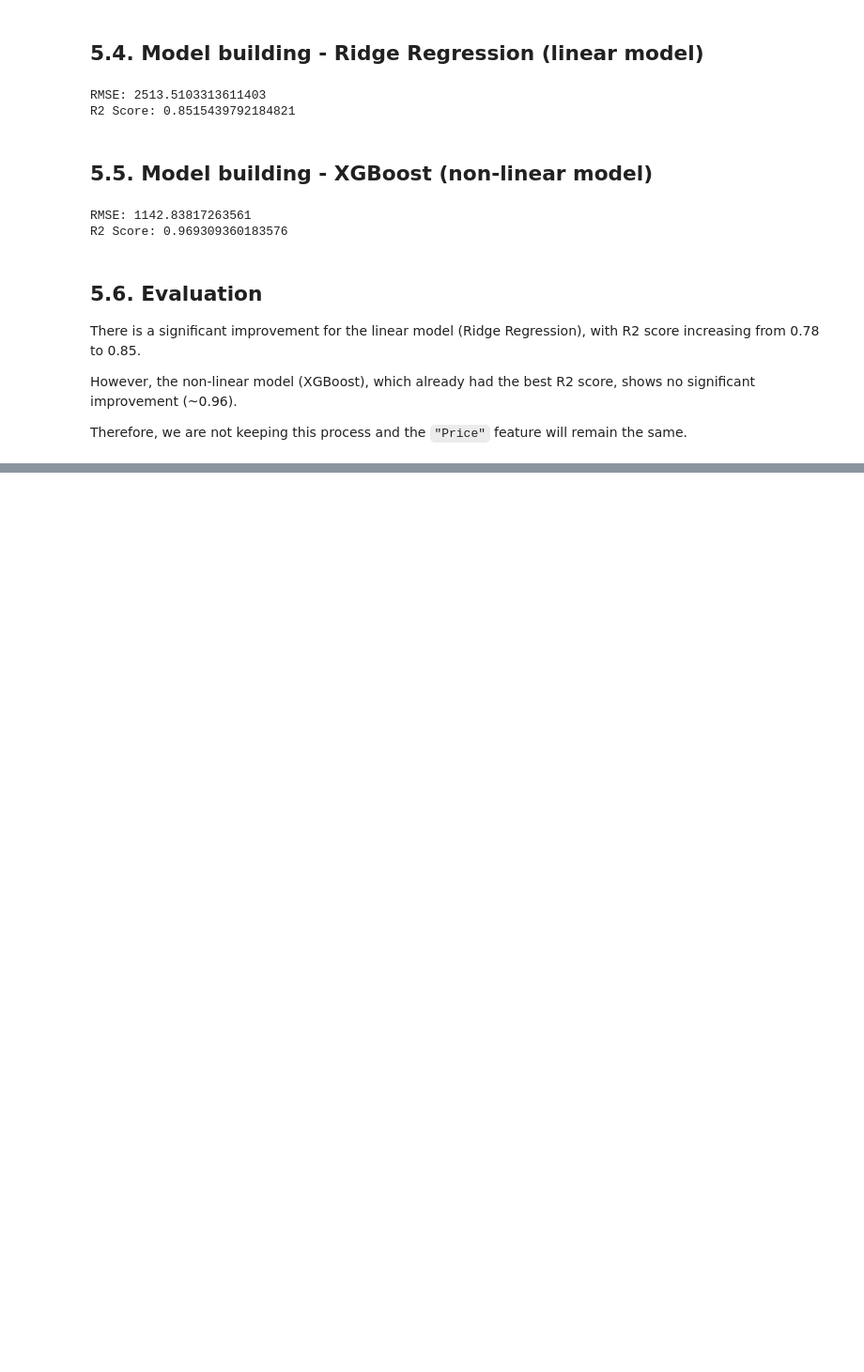
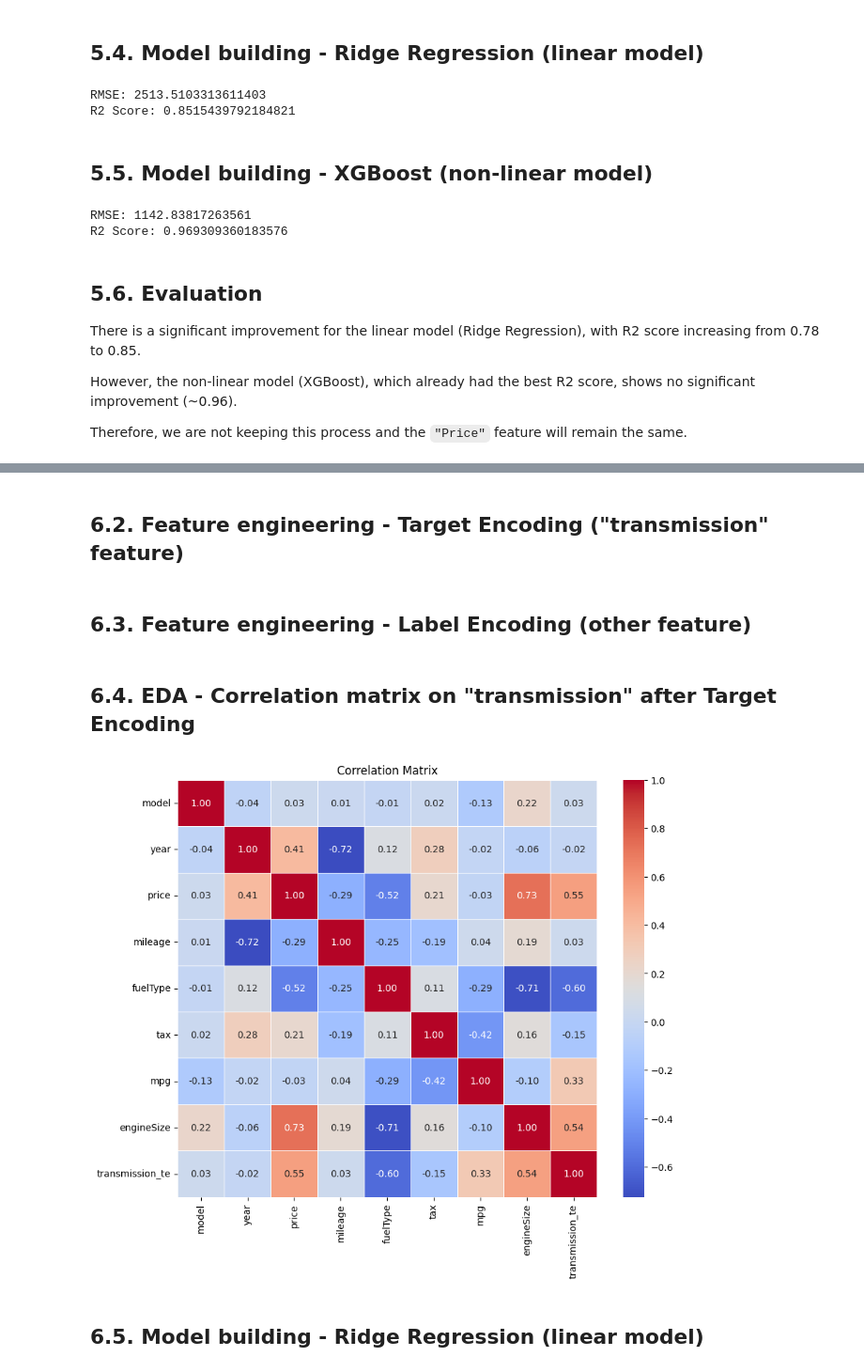
Before and after one commit to zakzakzak/kaggle, a Jupyter notebook: prediction-car-price.ipynb, the cells around one changed output, grey strips where cells are left out. Shown at 94% size. Drawn from its saved outputs; the diff is of its cells as text; code cells hidden in the pictures; blank space fills up the shorter version.

```diff
--- a/prediction-car-price.ipynb
+++ b/prediction-car-price.ipynb
@@ -504,0 +510,8 @@ Therefore, we are not keeping this process and the `"Price"` feature will remain
+# %%
+train_df, test_df = train_test_split(
+    df,
+    test_size=0.2,
+    random_state=42
+)
+# %% [markdown]
+## 6.2. Feature engineering - Target Encoding ("transmission" feature)
@@ -504,0 +551,34 @@ Therefore, we are not keeping this process and the `"Price"` feature will remain
+# %% [markdown]
+## 6.3. Feature engineering - Label Encoding (other feature)
+# %%
+le = LabelEncoder()
+
+categorical_cols = train_df.select_dtypes(include='object').columns
+
+for col in categorical_cols:
+    train_df[col] = le.fit_transform(train_df[col])
+    test_df[col] = le.transform(test_df[col])
+# %% [markdown]
+## 6.4. EDA - Correlation matrix on "transmission" after Target Encoding
+# %%
+import matplotlib.pyplot as plt
+import seaborn as sns
+
+plt.figure(figsize=(10,8))
+
+corr_matrix = train_df.corr(numeric_only=True)
+
+sns.heatmap(
+    corr_matrix,
+    annot=True,
+    cmap="coolwarm",
+    fmt=".2f",
+    linewidths=0.5
+)
+
+plt.title("Correlation Matrix")
+plt.show()
+# %% [output]
+[figure, added]
+# %% [markdown]
+## 6.5. Model building - Ridge Regression (linear model)
```
Also changed, not shown: parts of 9 cells of this notebook.
